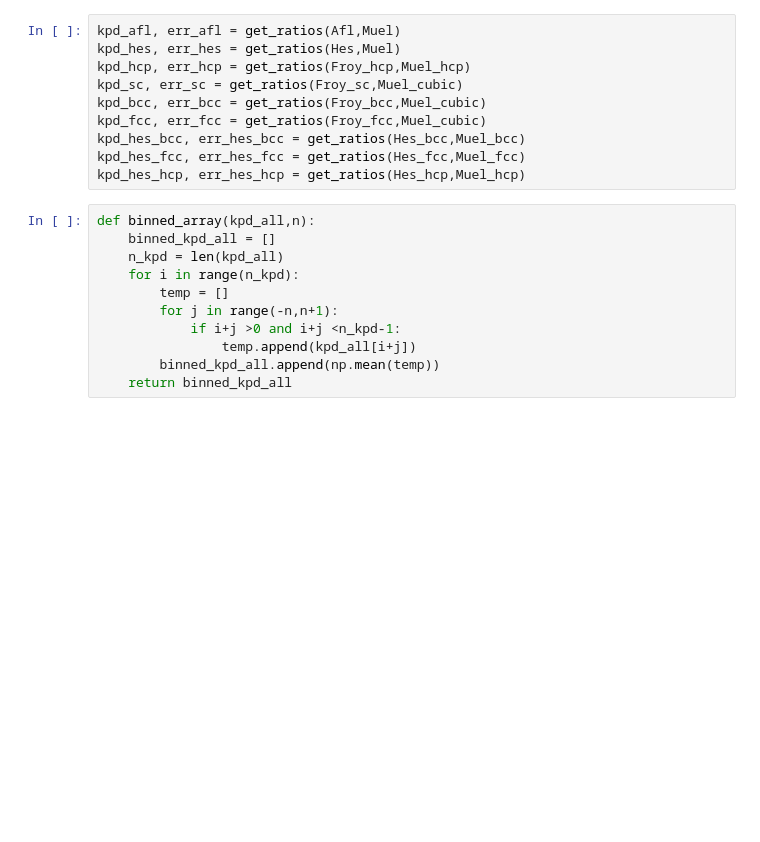
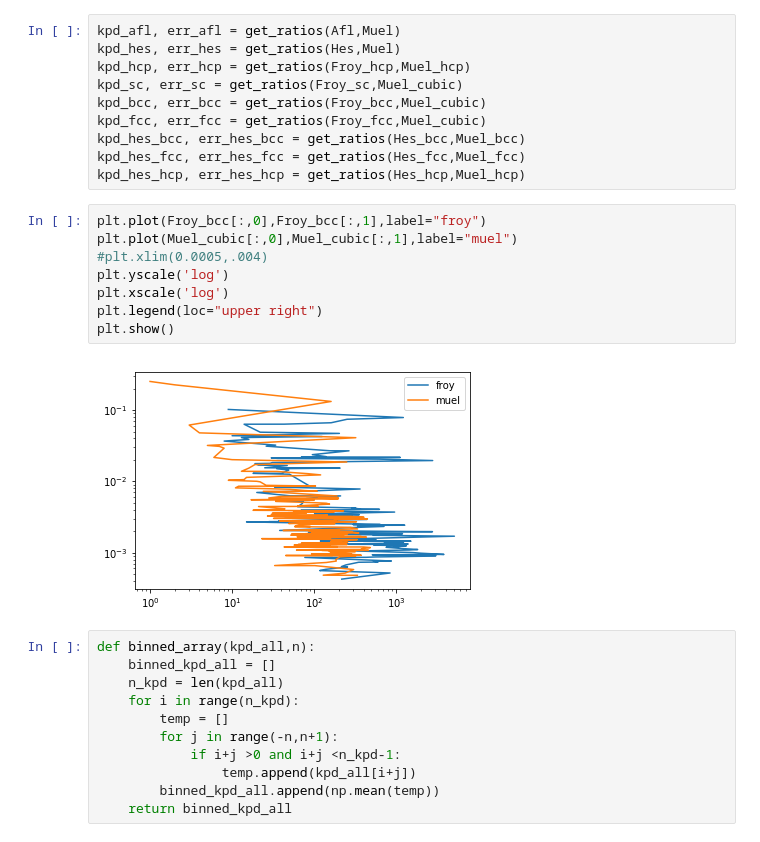
Before and after one commit to wsmorgan/GR_Grid_Comparisons, a Jupyter notebook: scripts/Averaging.ipynb, the cells around one changed output. Drawn from its saved outputs; the diff is of its cells as text; blank space fills up the shorter version.

```diff
--- a/scripts/Averaging.ipynb
+++ b/scripts/Averaging.ipynb
@@ -173,6 +180,16 @@ kpd_fcc, err_fcc = get_ratios(Froy_fcc,Muel_cubic)
 kpd_hes_bcc, err_hes_bcc = get_ratios(Hes_bcc,Muel_bcc)
 kpd_hes_fcc, err_hes_fcc = get_ratios(Hes_fcc,Muel_fcc)
 kpd_hes_hcp, err_hes_hcp = get_ratios(Hes_hcp,Muel_hcp)
+# %%
+plt.plot(Froy_bcc[:,0],Froy_bcc[:,1],label="froy")
+plt.plot(Muel_cubic[:,0],Muel_cubic[:,1],label="muel")
+#plt.xlim(0.0005,.004)
+plt.yscale('log')
+plt.xscale('log')
+plt.legend(loc="upper right")
+plt.show()
+# %% [output]
+[figure, added]
 # %%
 def binned_array(kpd_all,n):
     binned_kpd_all = []
```
Also changed, not shown: parts of 6 cells of this notebook, 4 other files.
